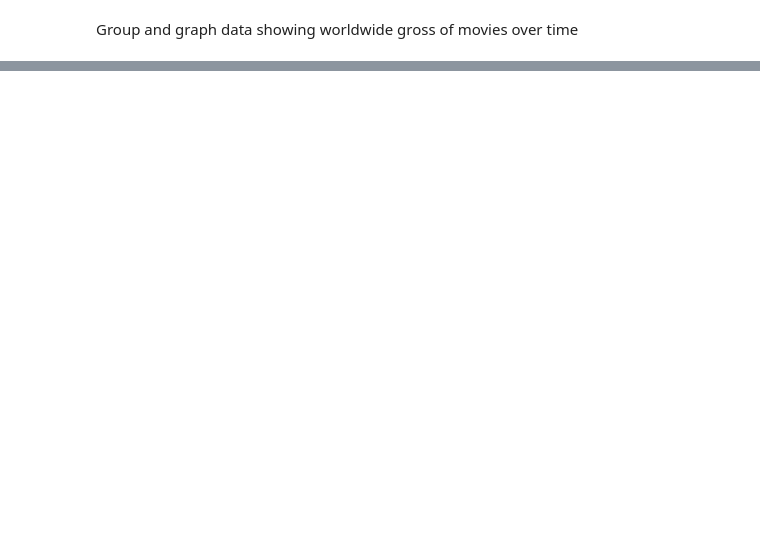
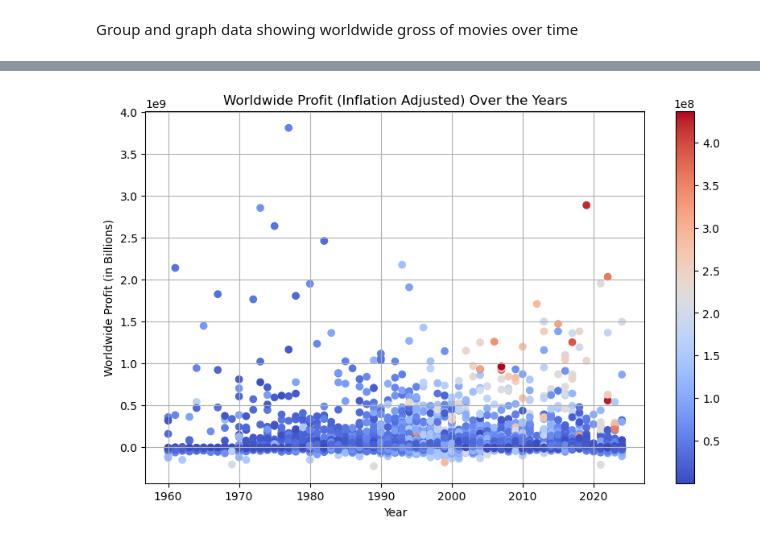
Before and after one commit to DaxKelson/aibootcampGroup3Project1, a Jupyter notebook: min_budget_threshold.ipynb, the cells around one changed output, grey strips where cells are left out. Cells and saved outputs as stored; diff of their text form; code cells hidden in the pictures; blank space fills up the shorter version.

```diff
--- a/min_budget_threshold.ipynb
+++ b/min_budget_threshold.ipynb
@@ -107,29 +162,27 @@ imdb_all_years_df['Profit']
 # %%
 bins = np.array([-300000, 0, 100000, 100000000, 500000000])  # Use y values to define colors
 bin_colors = ['red', 'blue', 'green', 'purple', 'orange']
-budget = imbd_all_years_df['budget']
+budget = imbd_all_years_df['budgetAdjusted']
 # Assign each y value to a bin
-bin_indices = np.digitize(imbd_all_years_df['grossWorldWide'], bins) - 1  # Get bin index for each y value
+bin_indices = np.digitize(imbd_all_years_df['grossWorldWideAdjusted'], bins) - 1  # Get bin index for each y value
 bin_indices = np.clip(bin_indices, 0, len(bin_colors) - 1)  # Ensure indices are valid
 
 # Normalize budget values for coloring
 norm = plt.Normalize(vmin=min(budget), vmax=max(budget))
 colormap = plt.cm.coolwarm  # Choose a colormap (e.g., 'plasma', 'coolwarm')
 
 # Map bin indices to colors
 colors = [bin_colors[i] for i in bin_indices]
 
 #Plot a bar graph with the year on the x-axis and the gross US on the y-axis
 plt.figure(figsize=(10, 6))
 plt.scatter(imbd_all_years_df['Year'], imbd_all_years_df['Profit'], c=budget, cmap=colormap, norm=norm)
 plt.colorbar()  # Optional: Show color legend
 
-# Annotate each point with the movie title
-# for i, row in imbd_all_years_df.iterrows():
-#     plt.(row['Year'], row['Profit'], row['Title'], fontsize=9, ha='right',)
-
 plt.xlabel("Year")
-plt.ylabel("Profit (in Billions)")
-plt.title("Worldwide Profit Over the Years")
+plt.ylabel("Worldwide Profit (in Billions)")
+plt.title("Worldwide Profit (Inflation Adjusted) Over the Years")
 plt.grid(True)
 plt.show()
+# %% [output]
+[figure, added]
```
Also changed, not shown: parts of 15 cells of this notebook.
